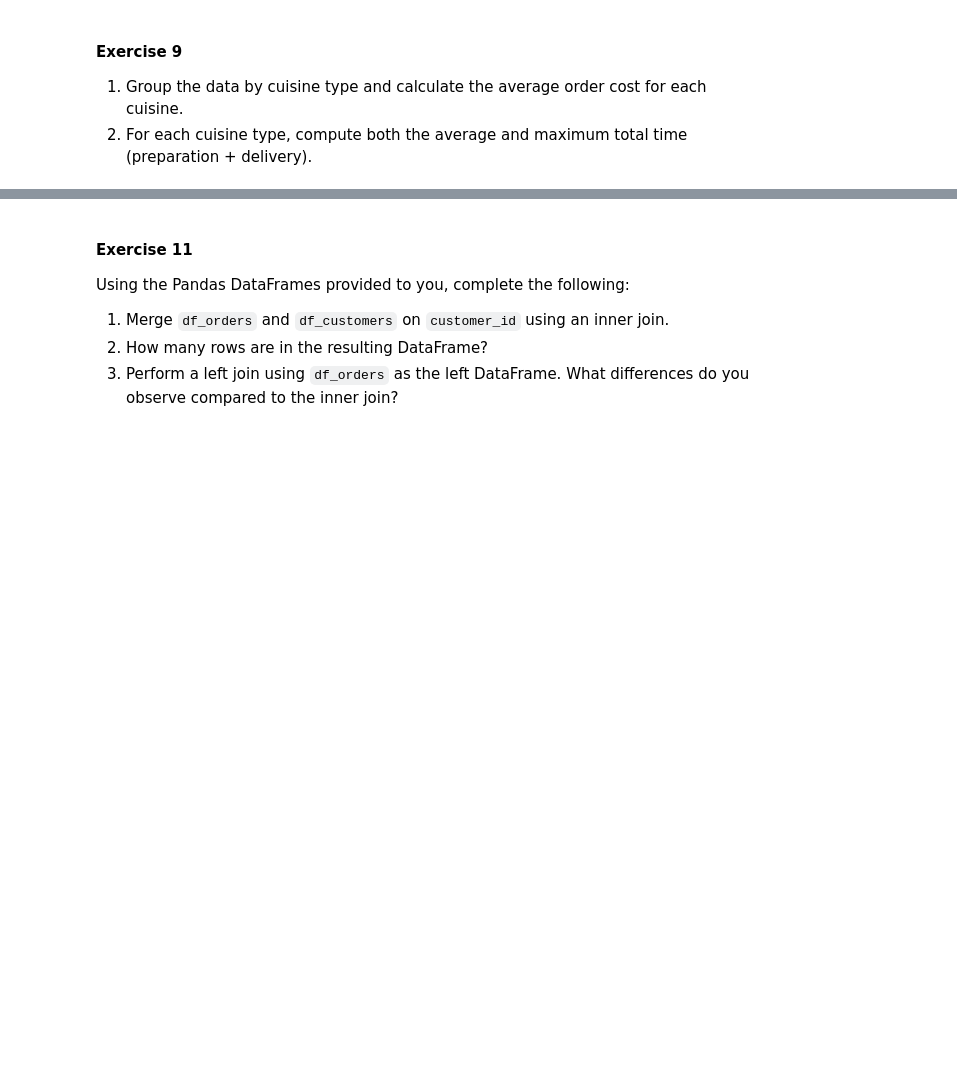
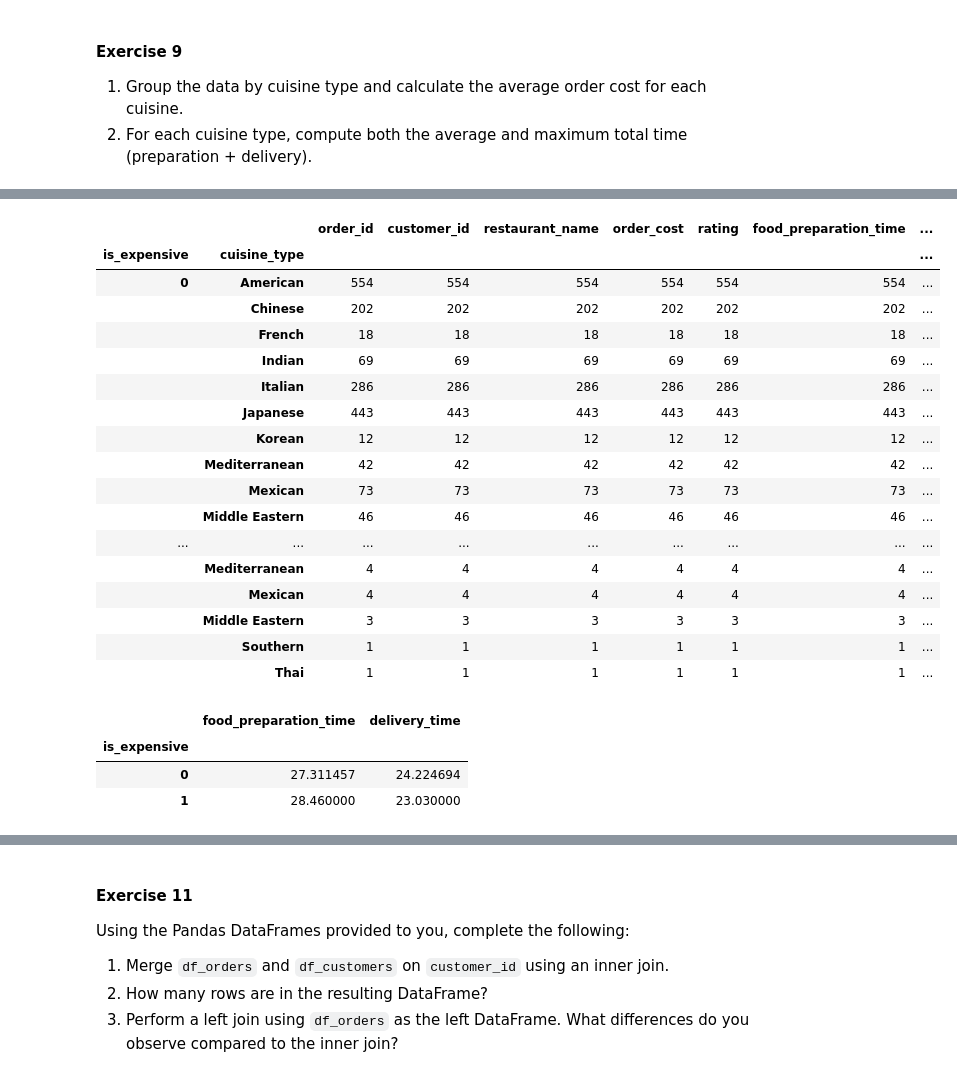
Before and after one commit to aishanur11/tstat280-aisha, a Jupyter notebook: 04_pandas/04_exercises.ipynb, the cells around one changed output, grey strips where cells are left out. Drawn from its saved outputs; the diff is of its cells as text; code cells hidden in the pictures; blank space fills up the shorter version.

```diff
--- a/04_pandas/04_exercises.ipynb
+++ b/04_pandas/04_exercises.ipynb
@@ -88,0 +229,3 @@ TypeError: unsupported operand type(s) for &: 'str' and 'str'
+# %%
+df.rename(columns = {"cost_of_the_order": "order_cost"}, inplace = True)
+df.head()
@@ -92,4 +242,8 @@ TypeError: unsupported operand type(s) for &: 'str' and 'str'
 1. Use the `map` method to create a new column named `is_expensive` that is 1 if the order cost is greater than 30 and is 0 otherwise.
 2. Use the `apply` method to create a new column named `fast_favorite` which is 1 if the cuisine type is `"Japanese"` and the cost is below 20 dollars and is 0 otherwise
 # %%
-# PUT YOUR CODE HERE
+df["is_expensive"] = df["order_cost"].map(
+    lambda x: 1 if x > 30
+    else 0
+)
+df.head()
@@ -95,0 +257,6 @@ TypeError: unsupported operand type(s) for &: 'str' and 'str'
+# %%
+df["fast_favorite"] = df.apply(
+    lambda row: 1 if (row["cuisine_type"] == "Japanese" and row["order_cost"] < 20)
+                 else 0, axis = 1
+)
+df.head()
@@ -114,2 +294,21 @@ TypeError: unsupported operand type(s) for &: 'str' and 'str'
 # %%
-# PUT YOUR CODE HERE
+cuisine_dict = {
+    "Korean": "KO",
+    "Japanese": "JA",
+    "Mexican": "MX",
+    "American": "AM",
+    "Indian": "IN",
+    "Italian": "IT",
+    "Mediterranean": "MD",
+    "Chinese": "CH",
+    "Middle Eastern": "ME",
+    "Thai": "TH",
+    "Southern": "SO",
+    "French": "FR",
+    "Spanish": "SP",
+    "Vietnamese": "VT"
+}
+
+df["cuisine_short"] = df["cuisine_type"].map(cuisine_dict)
+
+df["cuisine_short"].head()
@@ -132,2 +375,28 @@ TypeError: unsupported operand type(s) for &: 'str' and 'str'
 # %%
-# PUT YOUR CODE HERE
+df.groupby(["is_expensive", "cuisine_type"]).count()
+# %% [output]
+|  |  | order_id | customer_id | restaurant_name | order_cost | rating | food_preparation_time | ... |
+| is_expensive | cuisine_type |  |  |  |  |  |  | ... |
+| 0 | American | 554 | 554 | 554 | 554 | 554 | 554 | ... |
+|  | Chinese | 202 | 202 | 202 | 202 | 202 | 202 | ... |
+|  | French | 18 | 18 | 18 | 18 | 18 | 18 | ... |
+|  | Indian | 69 | 69 | 69 | 69 | 69 | 69 | ... |
+|  | Italian | 286 | 286 | 286 | 286 | 286 | 286 | ... |
+|  | Japanese | 443 | 443 | 443 | 443 | 443 | 443 | ... |
+|  | Korean | 12 | 12 | 12 | 12 | 12 | 12 | ... |
+|  | Mediterranean | 42 | 42 | 42 | 42 | 42 | 42 | ... |
+|  | Mexican | 73 | 73 | 73 | 73 | 73 | 73 | ... |
+|  | Middle Eastern | 46 | 46 | 46 | 46 | 46 | 46 | ... |
+| ... | ... | ... | ... | ... | ... | ... | ... | ... |
+|  | Mediterranean | 4 | 4 | 4 | 4 | 4 | 4 | ... |
+|  | Mexican | 4 | 4 | 4 | 4 | 4 | 4 | ... |
+|  | Middle Eastern | 3 | 3 | 3 | 3 | 3 | 3 | ... |
+|  | Southern | 1 | 1 | 1 | 1 | 1 | 1 | ... |
+|  | Thai | 1 | 1 | 1 | 1 | 1 | 1 | ... |
+# %%
+df.groupby("is_expensive")[["food_preparation_time", "delivery_time"]].mean()
+# %% [output]
+|  | food_preparation_time | delivery_time |
+| is_expensive |  |  |
+| 0 | 27.311457 | 24.224694 |
+| 1 | 28.460000 | 23.030000 |
```
Also changed, not shown: parts of 32 cells of this notebook.
